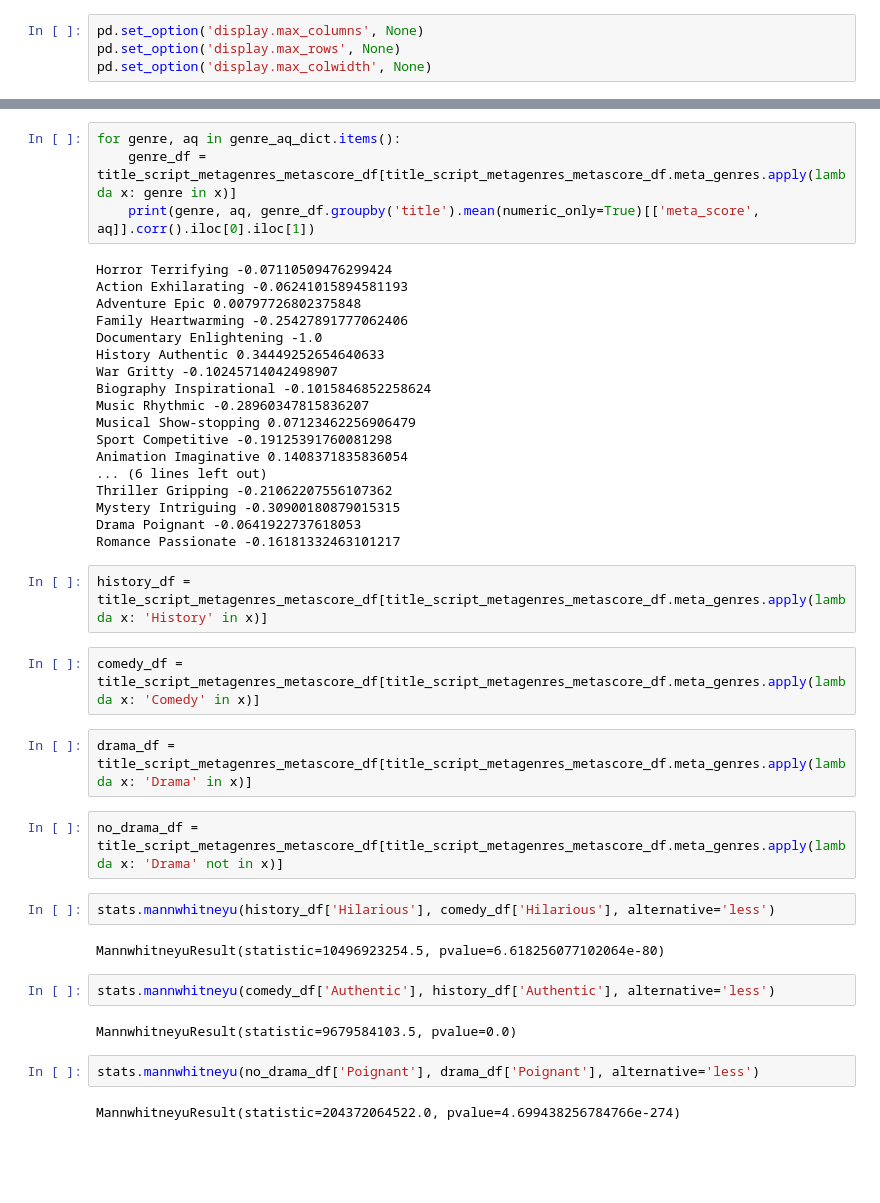
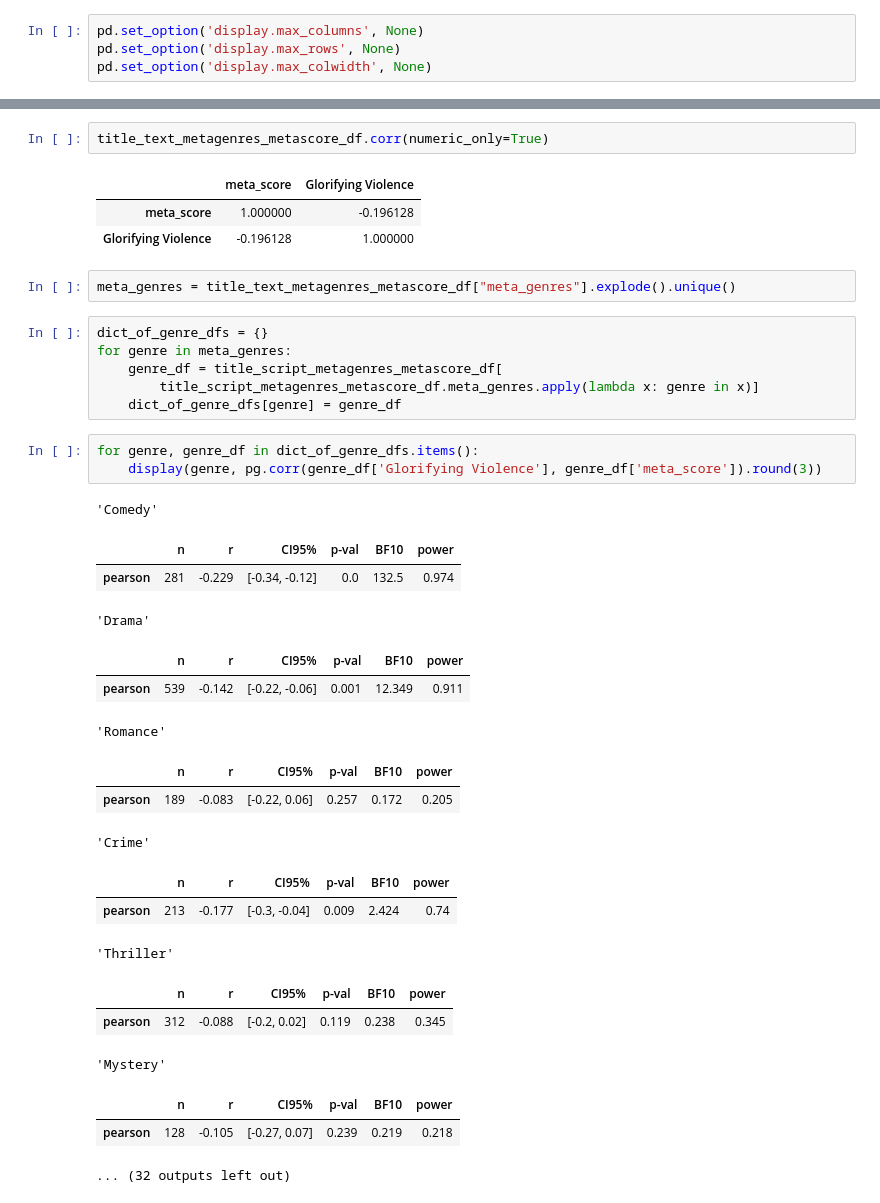
Before and after one commit to b-alvinge/imsdb_metacritic_models, a Jupyter notebook: script_analysis.ipynb, the cells around one changed output, grey strips where cells are left out. Cells and saved outputs as stored; diff of their text form; blank space fills up the shorter version.

```diff
--- a/script_analysis.ipynb
+++ b/script_analysis.ipynb
@@ -72,42 +20,37 @@ list(genre_aq_dict.keys())
+# %%
+title_text_metagenres_metascore_df.corr(numeric_only=True)
+# %% [output]
+|  | meta_score | Glorifying Violence |
+| meta_score | 1.000000 | -0.196128 |
+| Glorifying Violence | -0.196128 | 1.000000 |
+# %%
+meta_genres = title_text_metagenres_metascore_df["meta_genres"].explode().unique()
 # %%
-for genre, aq in genre_aq_dict.items():
-    genre_df = title_script_metagenres_metascore_df[title_script_metagenres_metascore_df.meta_genres.apply(lambda x: genre in x)]
-    print(genre, aq, genre_df.groupby('title').mean(numeric_only=True)[['meta_score', aq]].corr().iloc[0].iloc[1])
+dict_of_genre_dfs = {}
+for genre in meta_genres:
+    genre_df = title_script_metagenres_metascore_df[
+        title_script_metagenres_metascore_df.meta_genres.apply(lambda x: genre in x)]
+    dict_of_genre_dfs[genre] = genre_df
-# %% [output]
-Horror Terrifying -0.07110509476299424
-Action Exhilarating -0.06241015894581193
-Adventure Epic 0.00797726802375848
-Family Heartwarming -0.25427891777062406
-Documentary Enlightening -1.0
-History Authentic 0.34449252654640633
-War Gritty -0.10245714042498907
-Biography Inspirational -0.1015846852258624
-Music Rhythmic -0.28960347815836207
-Musical Show-stopping 0.07123462256906479
-Sport Competitive -0.19125391760081298
-Animation Imaginative 0.1408371835836054
-... (6 lines left out)
-Thriller Gripping -0.21062207556107362
-Mystery Intriguing -0.30900180879015315
-Drama Poignant -0.0641922737618053
-Romance Passionate -0.16181332463101217
-# %%
-history_df = title_script_metagenres_metascore_df[title_script_metagenres_metascore_df.meta_genres.apply(lambda x: 'History' in x)]
-# %%
-comedy_df = title_script_metagenres_metascore_df[title_script_metagenres_metascore_df.meta_genres.apply(lambda x: 'Comedy' in x)]
-# %%
-drama_df = title_script_metagenres_metascore_df[title_script_metagenres_metascore_df.meta_genres.apply(lambda x: 'Drama' in x)]
-# %%
-no_drama_df = title_script_metagenres_metascore_df[title_script_metagenres_metascore_df.meta_genres.apply(lambda x: 'Drama' not in x)]
-# %%
-stats.mannwhitneyu(history_df['Hilarious'], comedy_df['Hilarious'], alternative='less')
-# %% [output]
-MannwhitneyuResult(statistic=10496923254.5, pvalue=6.618256077102064e-80)
-# %%
-stats.mannwhitneyu(comedy_df['Authentic'], history_df['Authentic'], alternative='less')
-# %% [output]
-MannwhitneyuResult(statistic=9679584103.5, pvalue=0.0)
-# %%
-stats.mannwhitneyu(no_drama_df['Poignant'], drama_df['Poignant'], alternative='less')
-# %% [output]
-MannwhitneyuResult(statistic=204372064522.0, pvalue=4.699438256784766e-274)
+# %%
+for genre, genre_df in dict_of_genre_dfs.items():
+    display(genre, pg.corr(genre_df['Glorifying Violence'], genre_df['meta_score']).round(3))
+# %% [output]
+'Comedy'
+|  | n | r | CI95% | p-val | BF10 | power |
+| pearson | 281 | -0.229 | [-0.34, -0.12] | 0.0 | 132.5 | 0.974 |
+'Drama'
+|  | n | r | CI95% | p-val | BF10 | power |
+| pearson | 539 | -0.142 | [-0.22, -0.06] | 0.001 | 12.349 | 0.911 |
+'Romance'
+|  | n | r | CI95% | p-val | BF10 | power |
+| pearson | 189 | -0.083 | [-0.22, 0.06] | 0.257 | 0.172 | 0.205 |
+'Crime'
+|  | n | r | CI95% | p-val | BF10 | power |
+| pearson | 213 | -0.177 | [-0.3, -0.04] | 0.009 | 2.424 | 0.74 |
+'Thriller'
+|  | n | r | CI95% | p-val | BF10 | power |
+| pearson | 312 | -0.088 | [-0.2, 0.02] | 0.119 | 0.238 | 0.345 |
+'Mystery'
+|  | n | r | CI95% | p-val | BF10 | power |
+| pearson | 128 | -0.105 | [-0.27, 0.07] | 0.239 | 0.219 | 0.218 |
+... (32 outputs left out)
```
Also changed, not shown: parts of 9 cells of this notebook, 1 other file.
